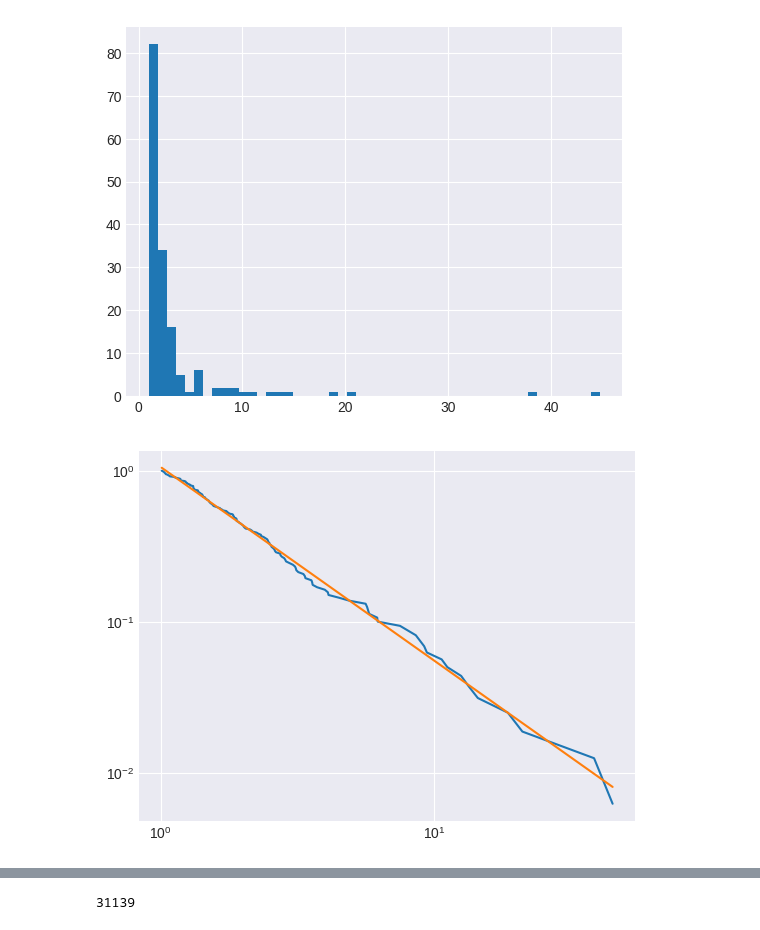
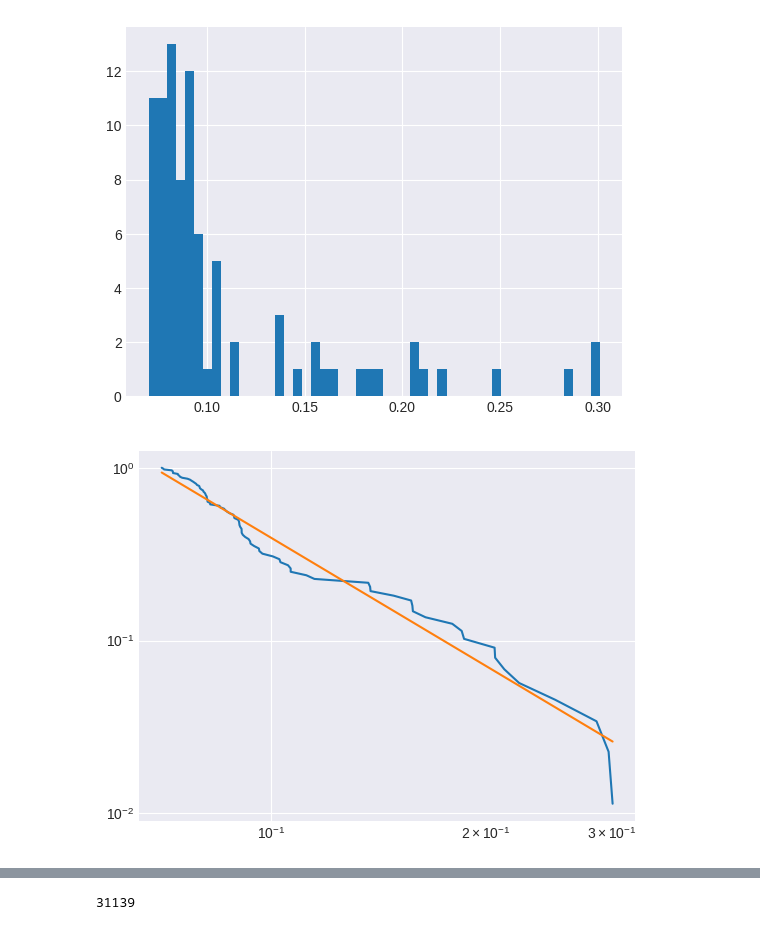
Before and after one commit to lukeoloughlin/GW-model, a Jupyter notebook: gw_martingale.ipynb, the cells around one changed output, grey strips where cells are left out. Drawn from its saved outputs; the diff is of its cells as text; code cells hidden in the pictures.

```diff
--- a/gw_martingale.ipynb
+++ b/gw_martingale.ipynb
@@ -115,10 +228,10 @@ np.mean(mgle_n_increments)
 # %%
-plt.hist(np.abs(mgle_n_increments[np.abs(mgle_n_increments) > 1]), bins=50)
+plt.hist(np.abs(mgle_n_increments[np.abs(mgle_n_increments) > 0.07]), bins=50)
 plt.show()
 # %% [output]
-[figure, old version]
+[figure, new version]
 # %%
-mgle_n_increments_thresh = np.abs(mgle_n_increments[np.abs(mgle_n_increments) > 1])
+mgle_n_increments_thresh = np.abs(mgle_n_increments[np.abs(mgle_n_increments) > 0.07])
 ps = np.arange(start=1, stop=mgle_n_increments_thresh.shape[0]+1) / mgle_n_increments_thresh.shape[0]
 
 coeffs = np.polyfit(np.log(np.sort(mgle_n_increments_thresh)), np.log(ps[::-1]), 1)
@@ -129,7 +242,7 @@ plt.xscale('log')
 plt.yscale('log')
 plt.show()
 # %% [output]
-[figure, old version]
+[figure, new version]
 # %%
 print(coeffs[0]-1)
 # %% [output]
```
Also changed, not shown: parts of 38 cells of this notebook, 8 other files.
